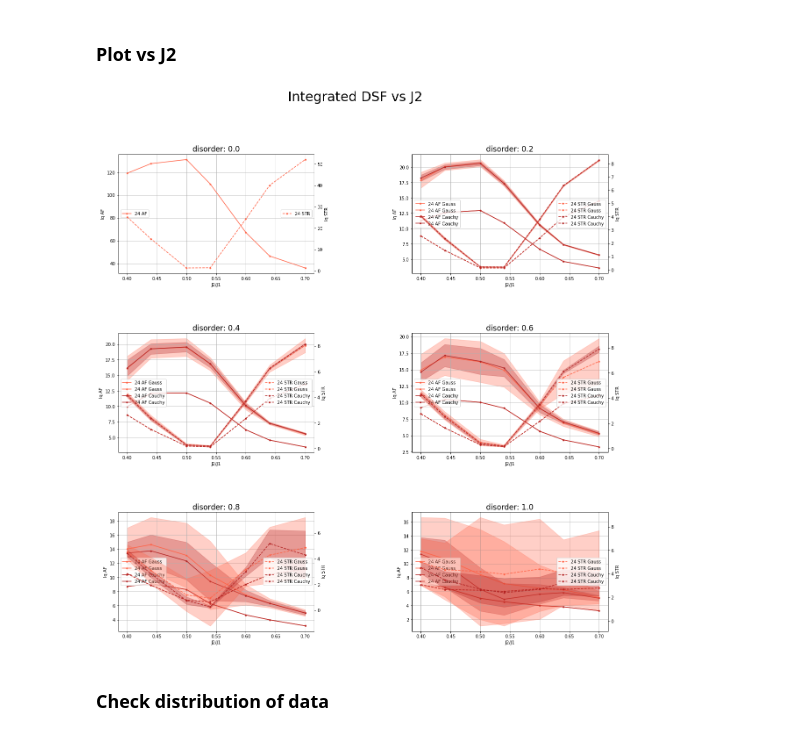
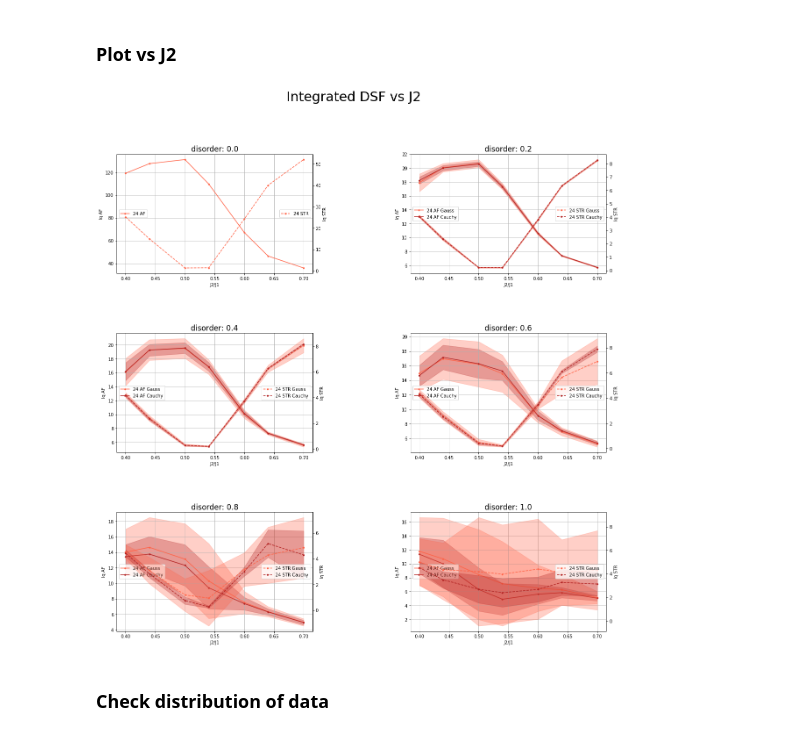
Before and after one commit to amfoggia/LSQuantumED, a Jupyter notebook: postprocessing/dynamicStep3_integratedQuantities.ipynb, the cells around one changed output. Saved outputs shown, nothing was run; the diff lists cells and outputs as text; code cells hidden in the pictures.

```diff
--- a/postprocessing/dynamicStep3_integratedQuantities.ipynb
+++ b/postprocessing/dynamicStep3_integratedQuantities.ipynb
@@ -41,7 +41,7 @@ dim      = 2           # Dimension of the lattice
 nspins   = [24]     # Number of spins in the system
 nsp      = len(nspins)
 
-rep      = 10         # Disorder realizations
+rep      = 200         # Disorder realizations
 nev      = 200         # Number of excited states used
 # %%
 # Reciprocal lattice
@@ -272,38 +272,38 @@ for x in range(3):
         ax1[x,y].set_xlabel("J2/J1")
         ax1[x,y].set_ylabel("Iq AF")
         ax1[x,y].grid()
         ax2= ax1[x,y].twinx()
         ax2.set_ylabel("Iq STR")
 
         for n in range(nsp):
 
             if x == 0 and y == 0:
                 ax1[x,y].plot(J2,IqAF[x*2+y,n,:],col_norm[n],marker='.',ls='-',label=str(nspins[n])+' AF')
                 ax2.plot(J2,IqSTR[x*2+y,n,:],col_norm[n],marker='.',ls='--',label=str(nspins[n])+' STR')
 
             else:
-                ax1[x,y].plot(J2,IqAF[x*2+y,n,:]/rep,col_norm[n],marker='.',ls='-',label=str(nspins[n])+' AF Gauss')
+                #ax1[x,y].plot(J2,IqAF[x*2+y,n,:]/rep,col_norm[n],marker='.',ls='-',label=str(nspins[n])+' AF Gauss')
                 ax1[x,y].plot(J2,IqAF_err[x*2+y,n,:,0],col_norm[n],marker='.',ls='-',label=str(nspins[n])+' AF Gauss')
                 ax1[x,y].fill_between(J2,IqAF_err[x*2+y,n,:,0]-IqAF_err[x*2+y,n,:,1],IqAF_err[x*2+y,n,:,0]+IqAF_err[x*2+y,n,:,1],alpha=0.3,color=col_norm[n])
-                ax2.plot(J2,IqSTR[x*2+y,n,:]/rep,col_norm[n],marker='.',ls='--',label=str(nspins[n])+' STR Gauss')
+                #ax2.plot(J2,IqSTR[x*2+y,n,:]/rep,col_norm[n],marker='.',ls='--',label=str(nspins[n])+' STR Gauss')
                 ax2.plot(J2,IqSTR_err[x*2+y,n,:,0],col_norm[n],marker='.',ls='--',label=str(nspins[n])+' STR Gauss')
                 ax2.fill_between(J2,IqSTR_err[x*2+y,n,:,0]-IqSTR_err[x*2+y,n,:,1],IqSTR_err[x*2+y,n,:,0]+IqSTR_err[x*2+y,n,:,1],alpha=0.3,color=col_norm[n])
 
-                ax1[x,y].plot(J2,IqAF[x*2+y,n,:]/rep,col_cauchy[n],marker='.',ls='-',label=str(nspins[n])+' AF Cauchy')
+                #ax1[x,y].plot(J2,IqAF[x*2+y,n,:]/rep,col_cauchy[n],marker='.',ls='-',label=str(nspins[n])+' AF Cauchy')
                 ax1[x,y].plot(J2,IqAF_err[x*2+y,n,:,2],col_cauchy[n],marker='.',ls='-',label=str(nspins[n])+' AF Cauchy')
                 ax1[x,y].fill_between(J2,IqAF_err[x*2+y,n,:,2]-IqAF_err[x*2+y,n,:,3],IqAF_err[x*2+y,n,:,2]+IqAF_err[x*2+y,n,:,3],alpha=0.3,color=col_cauchy[n])
-                ax2.plot(J2,IqSTR[x*2+y,n,:]/rep,col_cauchy[n],marker='.',ls='--',label=str(nspins[n])+' STR Cauchy')
+                #ax2.plot(J2,IqSTR[x*2+y,n,:]/rep,col_cauchy[n],marker='.',ls='--',label=str(nspins[n])+' STR Cauchy')
                 ax2.plot(J2,IqSTR_err[x*2+y,n,:,2],col_cauchy[n],marker='.',ls='--',label=str(nspins[n])+' STR Cauchy')
                 ax2.fill_between(J2,IqSTR_err[x*2+y,n,:,2]-IqSTR_err[x*2+y,n,:,3],IqSTR_err[x*2+y,n,:,2]+IqSTR_err[x*2+y,n,:,3],alpha=0.3,color=col_cauchy[n])
 
             ax1[x,y].legend(loc='center left')
             ax2.legend(loc='center right')
 
 plot_name = root + 'plots/integrDSF'+ str(nspins[0]) + '.pdf'
 
 fig.savefig(plot_name)
 # %% [output]
-[figure, old version]
+[figure, new version]
 # %% [markdown]
 ### Check distribution of data
 # %%
```
Also changed, not shown: 2 other files.
